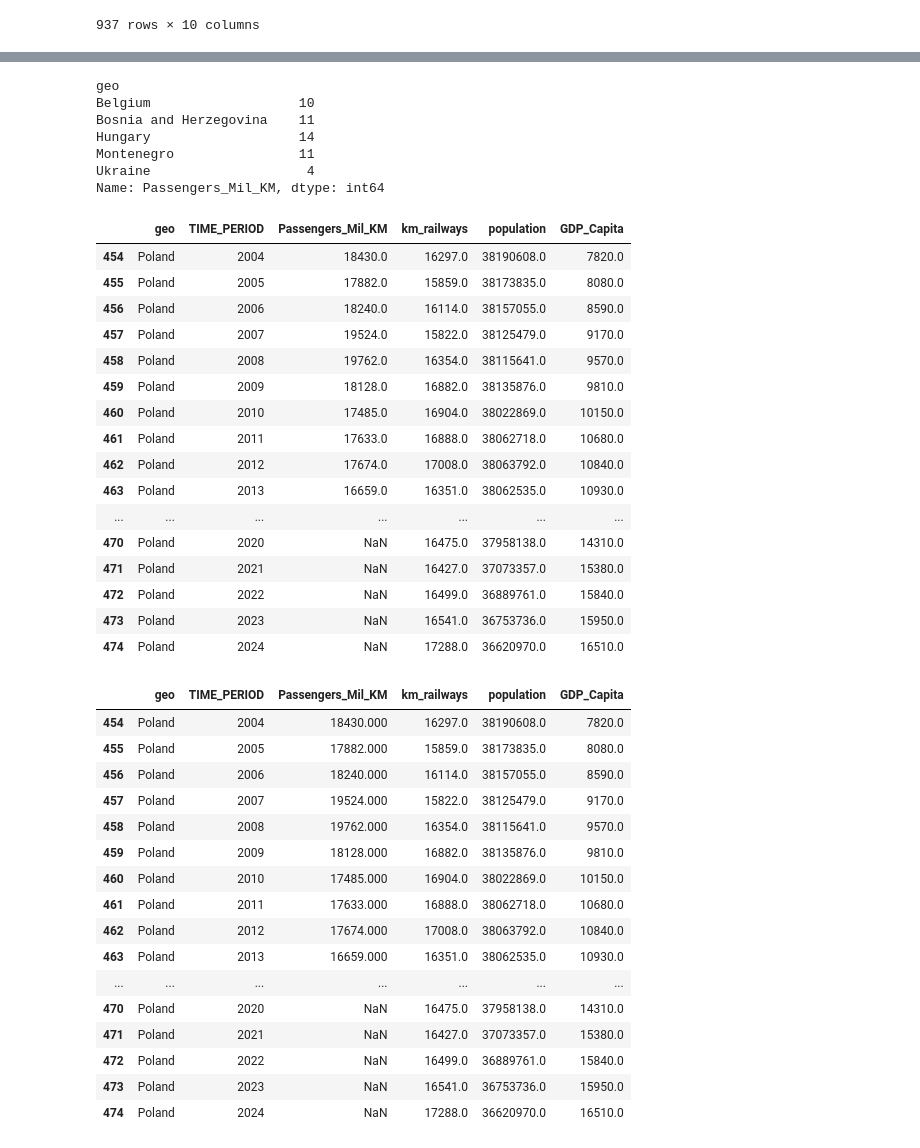
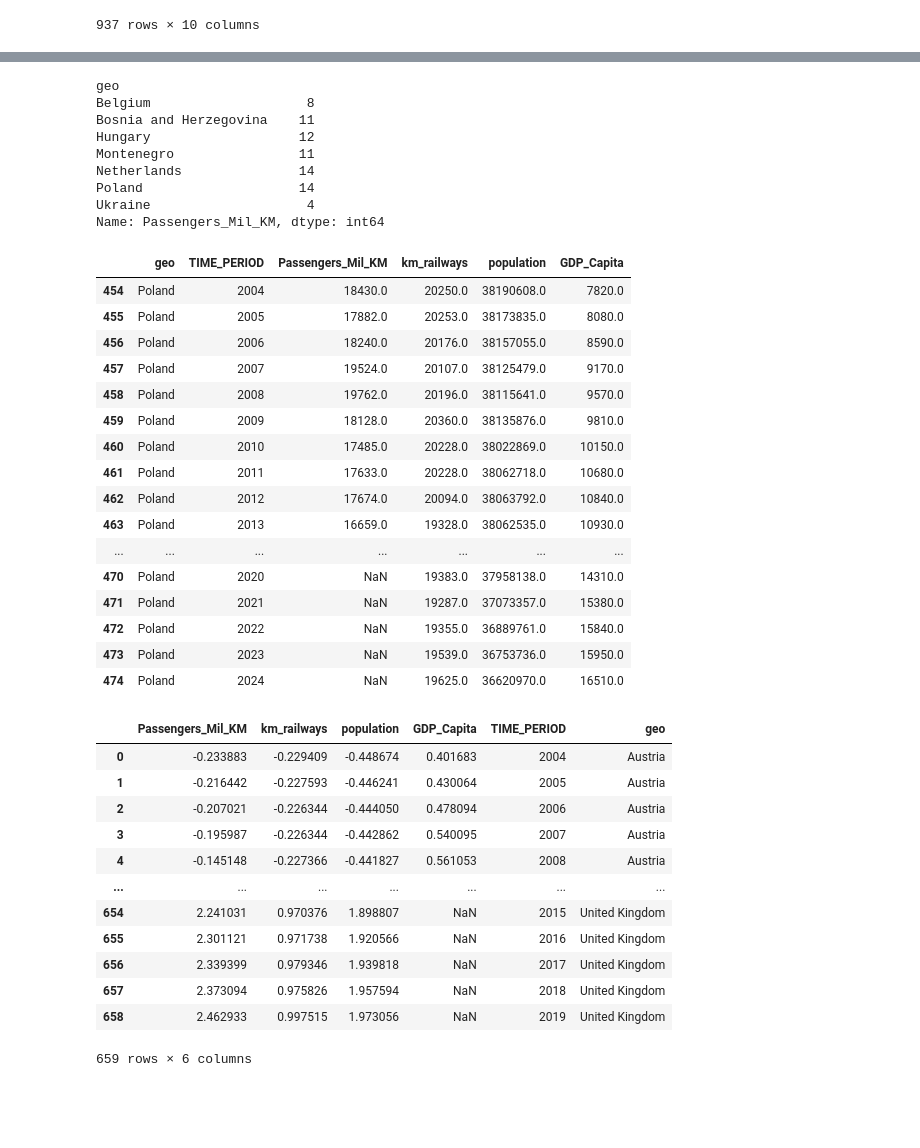
Before and after one commit to stelu-transferarbeit/train_analysis, a Jupyter notebook: TransferArbeit.ipynb, the cells around one changed output, grey strips where cells are left out. Saved outputs shown, nothing was run; the diff lists cells and outputs as text; code cells hidden in the pictures; blank space fills up the shorter version.

```diff
--- a/TransferArbeit.ipynb
+++ b/TransferArbeit.ipynb
@@ -339,7 +344,7 @@ dfLength['tra_meas'].unique()
 ['Freight only', 'Passengers and freight', 'Passengers only', 'Total']
 Length: 4, dtype: str
 # %%
-dfl1 = dfLength[(dfLength['tra_infr'] == 'Total') & ((dfLength['tra_meas'] == 'Passengers only') | (dfLength['tra_meas'] == 'Passengers and freight'))][['geo', 'TIME_PERIOD', 'OBS_VALUE']]
+dfl1 = dfLength[(dfLength['tra_infr'] == 'Total') & (dfLength['tra_meas'] == 'Total')][['geo', 'TIME_PERIOD', 'OBS_VALUE']]
 dfl1 = dfl1.groupby(['geo', 'TIME_PERIOD']).sum().reset_index()
 # %%
 dfl1[(dfl1['geo'] == 'Austria') & (dfl1['TIME_PERIOD'] == 2004)]
@@ -747,51 +753,54 @@ valid_kms = df.groupby('geo')['Passengers_Mil_KM'].count()
 valid_kms[valid_kms < 15]
 # %% [output]
 geo
-Belgium                   10
+Belgium                    8
 Bosnia and Herzegovina    11
-Hungary                   14
+Hungary                   12
 Montenegro                11
+Netherlands               14
+Poland                    14
 Ukraine                    4
 Name: Passengers_Mil_KM, dtype: int64
 # %%
 df[df['geo'] == 'Poland']
 # %% [output]
 |  | geo | TIME_PERIOD | Passengers_Mil_KM | km_railways | population | GDP_Capita |
-| 454 | Poland | 2004 | 18430.0 | 16297.0 | 38190608.0 | 7820.0 |
-| 455 | Poland | 2005 | 17882.0 | 15859.0 | 38173835.0 | 8080.0 |
-| 456 | Poland | 2006 | 18240.0 | 16114.0 | 38157055.0 | 8590.0 |
-| 457 | Poland | 2007 | 19524.0 | 15822.0 | 38125479.0 | 9170.0 |
-| 458 | Poland | 2008 | 19762.0 | 16354.0 | 38115641.0 | 9570.0 |
-| 459 | Poland | 2009 | 18128.0 | 16882.0 | 38135876.0 | 9810.0 |
-| 460 | Poland | 2010 | 17485.0 | 16904.0 | 38022869.0 | 10150.0 |
-| 461 | Poland | 2011 | 17633.0 | 16888.0 | 38062718.0 | 10680.0 |
-| 462 | Poland | 2012 | 17674.0 | 17008.0 | 38063792.0 | 10840.0 |
-| 463 | Poland | 2013 | 16659.0 | 16351.0 | 38062535.0 | 10930.0 |
+| 454 | Poland | 2004 | 18430.0 | 20250.0 | 38190608.0 | 7820.0 |
+| 455 | Poland | 2005 | 17882.0 | 20253.0 | 38173835.0 | 8080.0 |
+| 456 | Poland | 2006 | 18240.0 | 20176.0 | 38157055.0 | 8590.0 |
+| 457 | Poland | 2007 | 19524.0 | 20107.0 | 38125479.0 | 9170.0 |
+| 458 | Poland | 2008 | 19762.0 | 20196.0 | 38115641.0 | 9570.0 |
+| 459 | Poland | 2009 | 18128.0 | 20360.0 | 38135876.0 | 9810.0 |
+| 460 | Poland | 2010 | 17485.0 | 20228.0 | 38022869.0 | 10150.0 |
+| 461 | Poland | 2011 | 17633.0 | 20228.0 | 38062718.0 | 10680.0 |
+| 462 | Poland | 2012 | 17674.0 | 20094.0 | 38063792.0 | 10840.0 |
+| 463 | Poland | 2013 | 16659.0 | 19328.0 | 38062535.0 | 10930.0 |
 | ... | ... | ... | ... | ... | ... | ... |
-| 470 | Poland | 2020 | NaN | 16475.0 | 37958138.0 | 14310.0 |
-| 471 | Poland | 2021 | NaN | 16427.0 | 37073357.0 | 15380.0 |
-| 472 | Poland | 2022 | NaN | 16499.0 | 36889761.0 | 15840.0 |
-| 473 | Poland | 2023 | NaN | 16541.0 | 36753736.0 | 15950.0 |
-| 474 | Poland | 2024 | NaN | 17288.0 | 36620970.0 | 16510.0 |
+| 470 | Poland | 2020 | NaN | 19383.0 | 37958138.0 | 14310.0 |
+| 471 | Poland | 2021 | NaN | 19287.0 | 37073357.0 | 15380.0 |
+| 472 | Poland | 2022 | NaN | 19355.0 | 36889761.0 | 15840.0 |
+| 473 | Poland | 2023 | NaN | 19539.0 | 36753736.0 | 15950.0 |
+| 474 | Poland | 2024 | NaN | 19625.0 | 36620970.0 | 16510.0 |
 # %%
 df['Passengers_Mil_KM'] = df['Passengers_Mil_KM'].interpolate(method='linear', limit=2, limit_direction='forward', limit_area='inside')
+df['population'] = df['population'].interpolate(method='linear', limit=2, limit_direction='forward', limit_area='inside')
 # %%
-df[df['geo'] == 'Poland']
+scaler = StandardScaler()
+df2 = pd.DataFrame(scaler.fit_transform(df.drop(['TIME_PERIOD','geo'], axis=1)), columns=[col for col in df.columns if col not in ['geo', 'TIME_PERIOD']])
+df2['TIME_PERIOD'] = df['TIME_PERIOD']
+df2['geo'] = df['geo']
+df2
 # %% [output]
-|  | geo | TIME_PERIOD | Passengers_Mil_KM | km_railways | population | GDP_Capita |
-| 454 | Poland | 2004 | 18430.000 | 16297.0 | 38190608.0 | 7820.0 |
-| 455 | Poland | 2005 | 17882.000 | 15859.0 | 38173835.0 | 8080.0 |
-| 456 | Poland | 2006 | 18240.000 | 16114.0 | 38157055.0 | 8590.0 |
-| 457 | Poland | 2007 | 19524.000 | 15822.0 | 38125479.0 | 9170.0 |
-| 458 | Poland | 2008 | 19762.000 | 16354.0 | 38115641.0 | 9570.0 |
-| 459 | Poland | 2009 | 18128.000 | 16882.0 | 38135876.0 | 9810.0 |
-| 460 | Poland | 2010 | 17485.000 | 16904.0 | 38022869.0 | 10150.0 |
-| 461 | Poland | 2011 | 17633.000 | 16888.0 | 38062718.0 | 10680.0 |
-| 462 | Poland | 2012 | 17674.000 | 17008.0 | 38063792.0 | 10840.0 |
-| 463 | Poland | 2013 | 16659.000 | 16351.0 | 38062535.0 | 10930.0 |
+|  | Passengers_Mil_KM | km_railways | population | GDP_Capita | TIME_PERIOD | geo |
+| 0 | -0.233883 | -0.229409 | -0.448674 | 0.401683 | 2004 | Austria |
+| 1 | -0.216442 | -0.227593 | -0.446241 | 0.430064 | 2005 | Austria |
+| 2 | -0.207021 | -0.226344 | -0.444050 | 0.478094 | 2006 | Austria |
+| 3 | -0.195987 | -0.226344 | -0.442862 | 0.540095 | 2007 | Austria |
+| 4 | -0.145148 | -0.227366 | -0.441827 | 0.561053 | 2008 | Austria |
 | ... | ... | ... | ... | ... | ... | ... |
-| 470 | Poland | 2020 | NaN | 16475.0 | 37958138.0 | 14310.0 |
-| 471 | Poland | 2021 | NaN | 16427.0 | 37073357.0 | 15380.0 |
-| 472 | Poland | 2022 | NaN | 16499.0 | 36889761.0 | 15840.0 |
-| 473 | Poland | 2023 | NaN | 16541.0 | 36753736.0 | 15950.0 |
-| 474 | Poland | 2024 | NaN | 17288.0 | 36620970.0 | 16510.0 |
+| 654 | 2.241031 | 0.970376 | 1.898807 | NaN | 2015 | United Kingdom |
+| 655 | 2.301121 | 0.971738 | 1.920566 | NaN | 2016 | United Kingdom |
+| 656 | 2.339399 | 0.979346 | 1.939818 | NaN | 2017 | United Kingdom |
+| 657 | 2.373094 | 0.975826 | 1.957594 | NaN | 2018 | United Kingdom |
+| 658 | 2.462933 | 0.997515 | 1.973056 | NaN | 2019 | United Kingdom |
+659 rows × 6 columns
```
Also changed, not shown: parts of 31 cells of this notebook, 2 other files.
